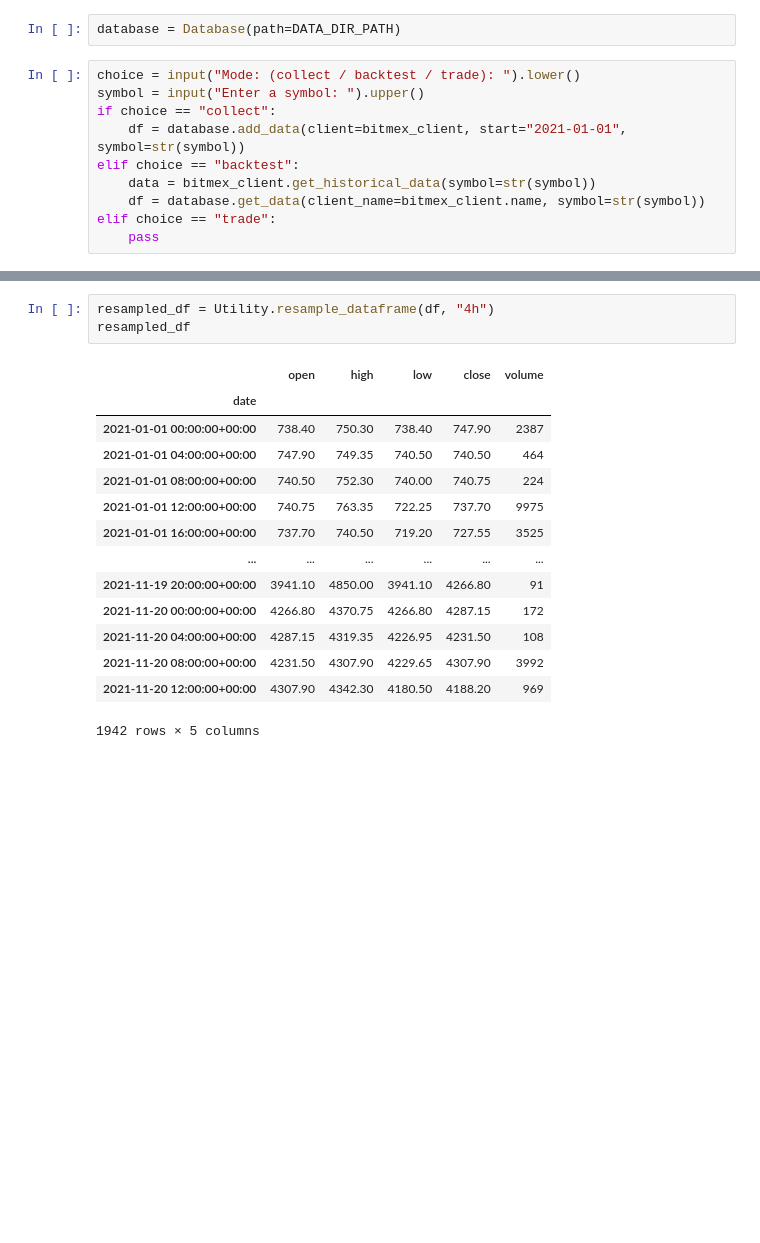
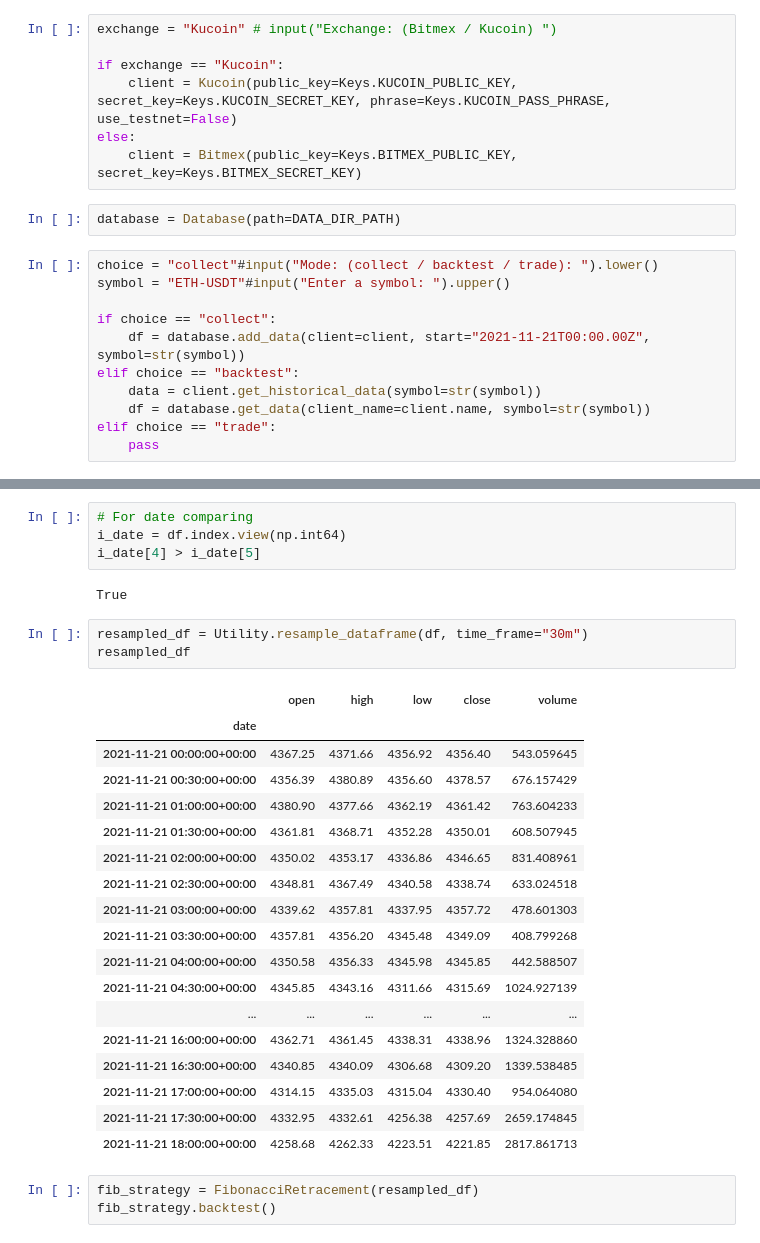
Before and after one commit to KylaM26/BitmexBot, a Jupyter notebook: main.ipynb, the cells around one changed output, grey strips where cells are left out. Cells and saved outputs as stored; diff of their text form; blank space fills up the shorter version.

Commit message:
Kucoin exchange added

```diff
--- a/main.ipynb
+++ b/main.ipynb
@@ -17,13 +19,21 @@ Successfully connected to the Bitmex API.
+# %%
+exchange = "Kucoin" # input("Exchange: (Bitmex / Kucoin) ")
+
+if exchange == "Kucoin":
+    client = Kucoin(public_key=Keys.KUCOIN_PUBLIC_KEY, secret_key=Keys.KUCOIN_SECRET_KEY, phrase=Keys.KUCOIN_PASS_PHRASE, use_testnet=False)
+else:
+    client = Bitmex(public_key=Keys.BITMEX_PUBLIC_KEY, secret_key=Keys.BITMEX_SECRET_KEY)
 # %%
 database = Database(path=DATA_DIR_PATH)
 # %%
-choice = input("Mode: (collect / backtest / trade): ").lower()
-symbol = input("Enter a symbol: ").upper()
+choice = "collect"#input("Mode: (collect / backtest / trade): ").lower()
+symbol = "ETH-USDT"#input("Enter a symbol: ").upper()
+
 if choice == "collect":
-    df = database.add_data(client=bitmex_client, start="2021-01-01", symbol=str(symbol))
+    df = database.add_data(client=client, start="2021-11-21T00:00.00Z", symbol=str(symbol))
 elif choice == "backtest":
-    data = bitmex_client.get_historical_data(symbol=str(symbol))
-    df = database.get_data(client_name=bitmex_client.name, symbol=str(symbol))
+    data = client.get_historical_data(symbol=str(symbol))
+    df = database.get_data(client_name=client.name, symbol=str(symbol))
 elif choice == "trade":
     pass
 # %% [output]
@@ -47,18 +58,31 @@ Iteration 466: 525 candles collected | Total candles 466525
+# %%
+# For date comparing
+i_date = df.index.view(np.int64)
+i_date[4] > i_date[5]
+# %% [output]
+True
 # %%
-resampled_df = Utility.resample_dataframe(df, "4h")
+resampled_df = Utility.resample_dataframe(df, time_frame="30m")
 resampled_df
 # %% [output]
 |  | open | high | low | close | volume |
 | date |  |  |  |  |  |
-| 2021-01-01 00:00:00+00:00 | 738.40 | 750.30 | 738.40 | 747.90 | 2387 |
-| 2021-01-01 04:00:00+00:00 | 747.90 | 749.35 | 740.50 | 740.50 | 464 |
-| 2021-01-01 08:00:00+00:00 | 740.50 | 752.30 | 740.00 | 740.75 | 224 |
-| 2021-01-01 12:00:00+00:00 | 740.75 | 763.35 | 722.25 | 737.70 | 9975 |
-| 2021-01-01 16:00:00+00:00 | 737.70 | 740.50 | 719.20 | 727.55 | 3525 |
+| 2021-11-21 00:00:00+00:00 | 4367.25 | 4371.66 | 4356.92 | 4356.40 | 543.059645 |
+| 2021-11-21 00:30:00+00:00 | 4356.39 | 4380.89 | 4356.60 | 4378.57 | 676.157429 |
+| 2021-11-21 01:00:00+00:00 | 4380.90 | 4377.66 | 4362.19 | 4361.42 | 763.604233 |
+| 2021-11-21 01:30:00+00:00 | 4361.81 | 4368.71 | 4352.28 | 4350.01 | 608.507945 |
+| 2021-11-21 02:00:00+00:00 | 4350.02 | 4353.17 | 4336.86 | 4346.65 | 831.408961 |
+| 2021-11-21 02:30:00+00:00 | 4348.81 | 4367.49 | 4340.58 | 4338.74 | 633.024518 |
+| 2021-11-21 03:00:00+00:00 | 4339.62 | 4357.81 | 4337.95 | 4357.72 | 478.601303 |
+| 2021-11-21 03:30:00+00:00 | 4357.81 | 4356.20 | 4345.48 | 4349.09 | 408.799268 |
+| 2021-11-21 04:00:00+00:00 | 4350.58 | 4356.33 | 4345.98 | 4345.85 | 442.588507 |
+| 2021-11-21 04:30:00+00:00 | 4345.85 | 4343.16 | 4311.66 | 4315.69 | 1024.927139 |
 | ... | ... | ... | ... | ... | ... |
-| 2021-11-19 20:00:00+00:00 | 3941.10 | 4850.00 | 3941.10 | 4266.80 | 91 |
-| 2021-11-20 00:00:00+00:00 | 4266.80 | 4370.75 | 4266.80 | 4287.15 | 172 |
-| 2021-11-20 04:00:00+00:00 | 4287.15 | 4319.35 | 4226.95 | 4231.50 | 108 |
-| 2021-11-20 08:00:00+00:00 | 4231.50 | 4307.90 | 4229.65 | 4307.90 | 3992 |
-| 2021-11-20 12:00:00+00:00 | 4307.90 | 4342.30 | 4180.50 | 4188.20 | 969 |
+| 2021-11-21 16:00:00+00:00 | 4362.71 | 4361.45 | 4338.31 | 4338.96 | 1324.328860 |
+| 2021-11-21 16:30:00+00:00 | 4340.85 | 4340.09 | 4306.68 | 4309.20 | 1339.538485 |
+| 2021-11-21 17:00:00+00:00 | 4314.15 | 4335.03 | 4315.04 | 4330.40 | 954.064080 |
+| 2021-11-21 17:30:00+00:00 | 4332.95 | 4332.61 | 4256.38 | 4257.69 | 2659.174845 |
+| 2021-11-21 18:00:00+00:00 | 4258.68 | 4262.33 | 4223.51 | 4221.85 | 2817.861713 |
-1942 rows × 5 columns
+# %%
+fib_strategy = FibonacciRetracement(resampled_df)
+fib_strategy.backtest()
```
Also changed, not shown: parts of 6 cells of this notebook, 9 other files.
